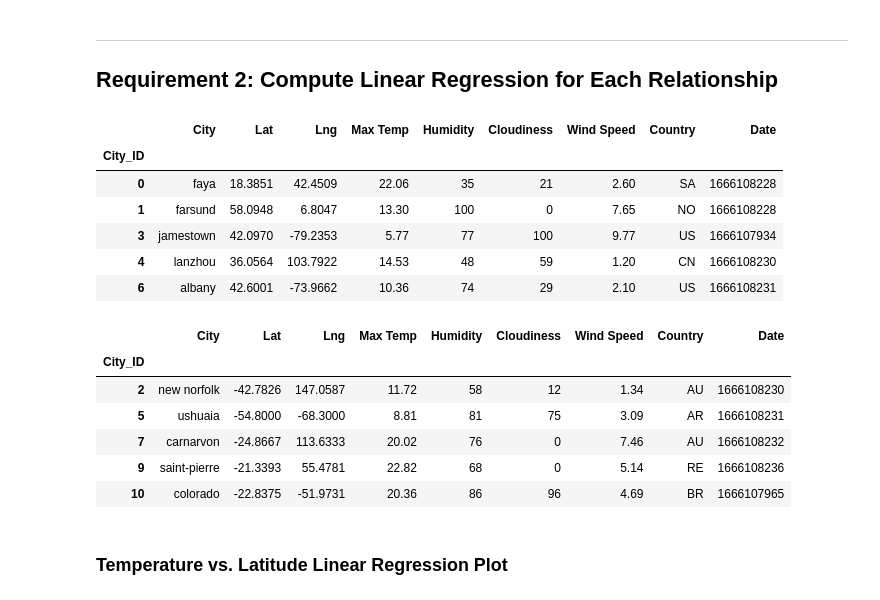
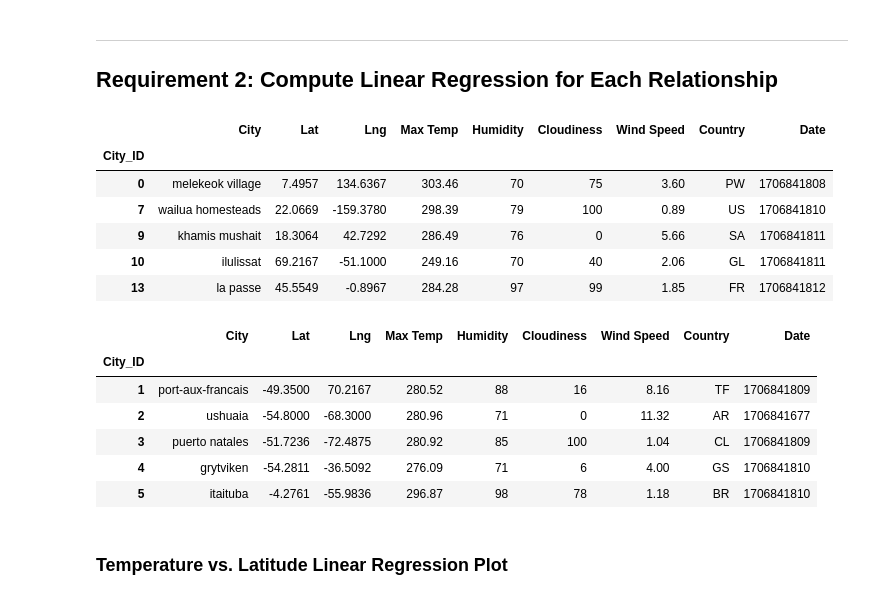
Before and after one commit to echac555/python_api_challenge, a Jupyter notebook: WeatherPy/WeatherPy.ipynb, the cells around one changed output. Saved outputs shown, nothing was run; the diff lists cells and outputs as text; code cells hidden in the pictures.

```diff
--- a/WeatherPy/WeatherPy.ipynb
+++ b/WeatherPy/WeatherPy.ipynb
@@ -172,6 +173,6 @@ city_data_df.to_csv("output_data/cities.csv", index_label="City_ID")
 # %%
 # Read saved data
-city_data_df = pd.read_csv("output_data/cities.csv", index_col="City_ID")
+city_data_df = pd.read_csv("/Users/chac/Desktop/Class/Module_6_Assignment/python_api_challenge/output_data/cities.csv", index_col="City_ID")
 
 # Display sample data
 city_data_df.head()
@@ -259,30 +276,30 @@ plt.show()
 # %%
 # Create a DataFrame with the Northern Hemisphere data (Latitude >= 0)
-# YOUR CODE HERE
+northern_hemi_df = city_data_df.loc[city_data_df["Lat"] >=0 ]
 
 # Display sample data
 northern_hemi_df.head()
 # %% [output]
 |  | City | Lat | Lng | Max Temp | Humidity | Cloudiness | Wind Speed | Country | Date |
 | City_ID |  |  |  |  |  |  |  |  |  |
-| 0 | faya | 18.3851 | 42.4509 | 22.06 | 35 | 21 | 2.60 | SA | 1666108228 |
-| 1 | farsund | 58.0948 | 6.8047 | 13.30 | 100 | 0 | 7.65 | NO | 1666108228 |
-| 3 | jamestown | 42.0970 | -79.2353 | 5.77 | 77 | 100 | 9.77 | US | 1666107934 |
-| 4 | lanzhou | 36.0564 | 103.7922 | 14.53 | 48 | 59 | 1.20 | CN | 1666108230 |
-| 6 | albany | 42.6001 | -73.9662 | 10.36 | 74 | 29 | 2.10 | US | 1666108231 |
+| 0 | melekeok village | 7.4957 | 134.6367 | 303.46 | 70 | 75 | 3.60 | PW | 1706841808 |
+| 7 | wailua homesteads | 22.0669 | -159.3780 | 298.39 | 79 | 100 | 0.89 | US | 1706841810 |
+| 9 | khamis mushait | 18.3064 | 42.7292 | 286.49 | 76 | 0 | 5.66 | SA | 1706841811 |
+| 10 | ilulissat | 69.2167 | -51.1000 | 249.16 | 70 | 40 | 2.06 | GL | 1706841811 |
+| 13 | la passe | 45.5549 | -0.8967 | 284.28 | 97 | 99 | 1.85 | FR | 1706841812 |
 # %%
 # Create a DataFrame with the Southern Hemisphere data (Latitude < 0)
-# YOUR CODE HERE
+southern_hemi_df = city_data_df.loc[city_data_df["Lat"] <=0 ]
 
 # Display sample data
 southern_hemi_df.head()
 # %% [output]
 |  | City | Lat | Lng | Max Temp | Humidity | Cloudiness | Wind Speed | Country | Date |
 | City_ID |  |  |  |  |  |  |  |  |  |
-| 2 | new norfolk | -42.7826 | 147.0587 | 11.72 | 58 | 12 | 1.34 | AU | 1666108230 |
-| 5 | ushuaia | -54.8000 | -68.3000 | 8.81 | 81 | 75 | 3.09 | AR | 1666108231 |
-| 7 | carnarvon | -24.8667 | 113.6333 | 20.02 | 76 | 0 | 7.46 | AU | 1666108232 |
-| 9 | saint-pierre | -21.3393 | 55.4781 | 22.82 | 68 | 0 | 5.14 | RE | 1666108236 |
-| 10 | colorado | -22.8375 | -51.9731 | 20.36 | 86 | 96 | 4.69 | BR | 1666107965 |
+| 1 | port-aux-francais | -49.3500 | 70.2167 | 280.52 | 88 | 16 | 8.16 | TF | 1706841809 |
+| 2 | ushuaia | -54.8000 | -68.3000 | 280.96 | 71 | 0 | 11.32 | AR | 1706841677 |
+| 3 | puerto natales | -51.7236 | -72.4875 | 280.92 | 85 | 100 | 1.04 | CL | 1706841809 |
+| 4 | grytviken | -54.2811 | -36.5092 | 276.09 | 71 | 6 | 4.00 | GS | 1706841810 |
+| 5 | itaituba | -4.2761 | -55.9836 | 296.87 | 98 | 78 | 1.18 | BR | 1706841810 |
 # %% [markdown]
 ###  Temperature vs. Latitude Linear Regression Plot
```
Also changed, not shown: parts of 35 cells of this notebook, 5 other files.
